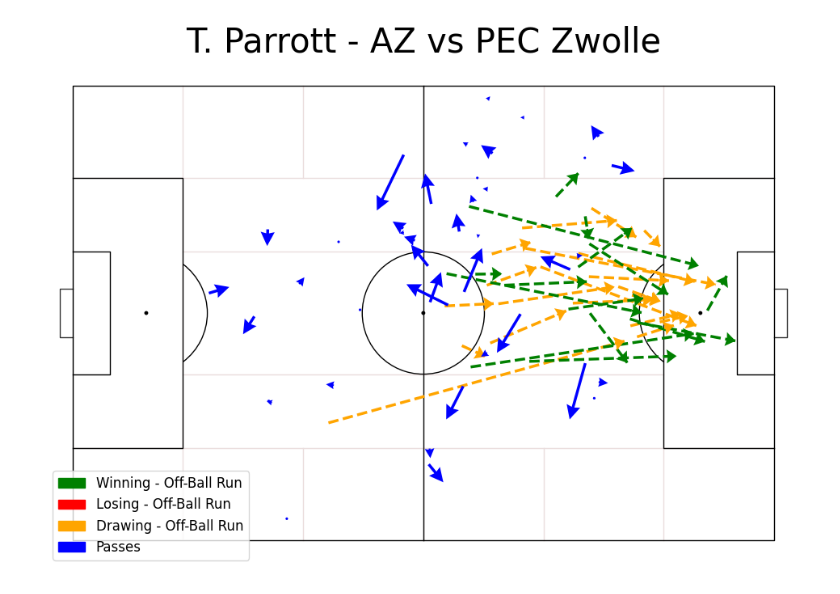
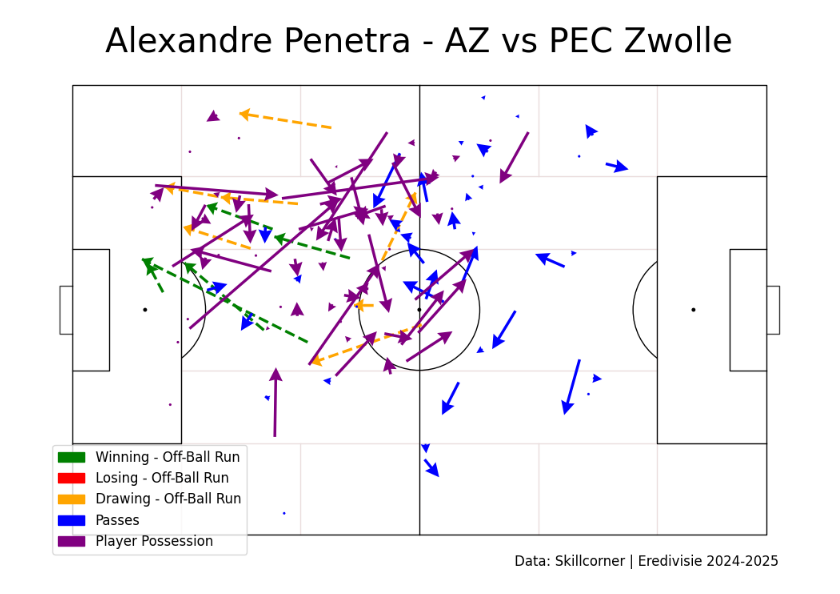
Before and after one commit to marclamberts/football-analysis, a Jupyter notebook: Python/Skillcorner/Off-ball Runs - Skillcorner 2025.ipynb, the cells around one changed output. Cells and saved outputs as stored; diff of their text form; code cells hidden in the pictures.

```diff
--- a/Python/Skillcorner/Off-ball Runs - Skillcorner 2025.ipynb
+++ b/Python/Skillcorner/Off-ball Runs - Skillcorner 2025.ipynb
@@ -9,7 +9,8 @@ import matplotlib.patches as mpatches
 df = pd.read_csv("/Users/marclambertes/Downloads/Wyscout/2002510_dynamic_events.csv")
 
 # Filter for events
-df_runs = df[(df["event_type"] == "off_ball_run") & (df["player_name"] == "T. Parrott")]
+df_runs = df[(df["event_type"] == "off_ball_run") & (df["player_name"] == "Alexandre Penetra")]
+df_possession = df[(df["event_type"] == "player_possession") & (df["player_name"] == "Alexandre Penetra")]
 
 # Filter passing options only if "received" == True
 df_pass_options = df[(df["event_type"] == "passing_option") &
@@ -51,32 +52,45 @@ for _, row in df_runs.iterrows():
                  row["x_end"], row["y_end"],
                  width=2.5, headwidth=7, headlength=5, color=color, ax=ax, zorder=3)
 
 # Add legend for off-ball runs (only once)
 legend_patches.append(mpatches.Patch(color='green', label='Winning - Off-Ball Run'))
 legend_patches.append(mpatches.Patch(color='red', label='Losing - Off-Ball Run'))
 legend_patches.append(mpatches.Patch(color='orange', label='Drawing - Off-Ball Run'))
 
 ### 🔹 Plot Passing Options (Solid blue lines with arrowheads, only if received)
 for _, row in df_pass_options.iterrows():
     pitch.arrows(row["x_start"], row["y_start"], row["x_end"], row["y_end"],
                  width=2.5, headwidth=5, headlength=5, color='blue', ax=ax, zorder=3)
 
 # Add legend for passing options
 legend_patches.append(mpatches.Patch(color='blue', label='Passes'))
 
+### 🔹 Plot Player Possession Events (Solid purple lines + arrowheads)
+for _, row in df_possession.iterrows():
+    # Draw solid line for player possession
+    pitch.arrows(row["x_start"], row["y_start"], row["x_end"], row["y_end"],
+                 width=2.5, headwidth=5, headlength=5, color='purple', ax=ax, zorder=3)
+
+# Add legend for player possession events
+legend_patches.append(mpatches.Patch(color='purple', label='Player Possession'))
+
 # Dynamic player name in title
 player_name = df_runs["player_name"].iloc[0]  # Get player name dynamically from the DataFrame
 
 # Title with player name
 plt.title(f"{player_name} - AZ vs PEC Zwolle", fontsize=30)
 
 # Add legend
 ax.legend(handles=legend_patches, loc='lower left', fontsize=12)
 
+
+# Add text under the plot on the right side
+plt.figtext(0.95, 0.02, 'Data: Skillcorner | Eredivisie 2024-2025', ha='right', va='center', fontsize=12, color='black')
+
 # Save the plot as a PNG file
-plt.savefig("/Users/marclambertes/Downloads/T_Parrott_offball_runs_and_passes.png", dpi=300)
+plt.savefig("/Users/marclambertes/Downloads/T_Parrott_offball_runs_and_passes_with_logo_and_text.png", dpi=300)
 
 # Show the plot
 plt.show()
 # %% [output]
-[figure, old version]
+[figure, new version]
```
Also changed, not shown: parts of 1 cell of this notebook, 1 other file.
